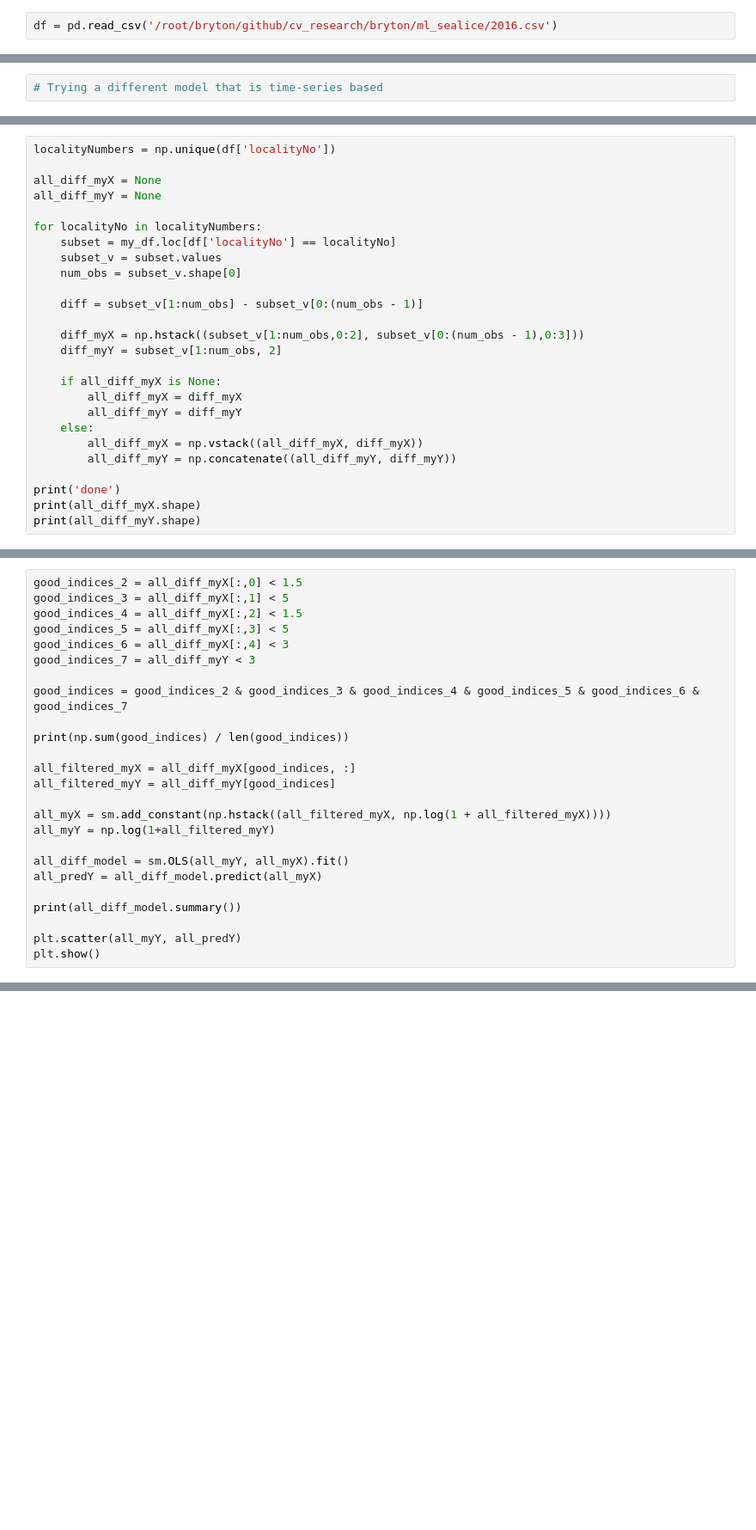
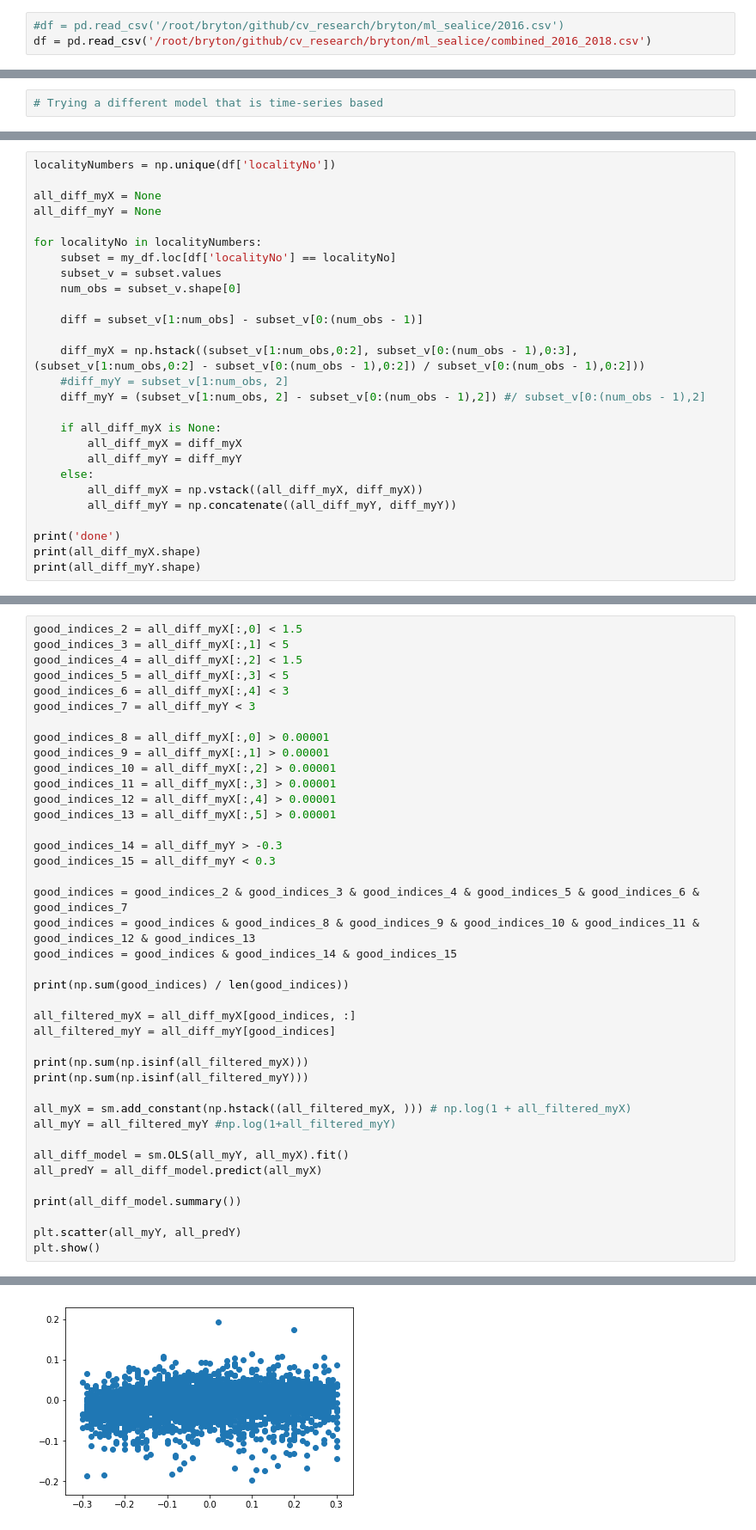
Before and after one commit to isabellafaccone/aquabytePersonal, a Jupyter notebook: bryton/ml_sealice/Sea lice analysis.ipynb, the cells around one changed output, grey strips where cells are left out. Shown at 86% size. Cells and saved outputs as stored; diff of their text form; blank space fills up the shorter version.

```diff
--- a/bryton/ml_sealice/Sea lice analysis.ipynb
+++ b/bryton/ml_sealice/Sea lice analysis.ipynb
@@ -5,7 +5,8 @@ import statsmodels.api as sm
 import matplotlib.pyplot as plt
 import scipy.stats as stats
 # %%
-df = pd.read_csv('/root/bryton/github/cv_research/bryton/ml_sealice/2016.csv')
+#df = pd.read_csv('/root/bryton/github/cv_research/bryton/ml_sealice/2016.csv')
+df = pd.read_csv('/root/bryton/github/cv_research/bryton/ml_sealice/combined_2016_2018.csv')
 # %%
 df
 delicings = np.where(df['mechanicalRemoval'].isnull() == False)[0]
@@ -187,8 +300,9 @@ for localityNo in localityNumbers:
 
     diff = subset_v[1:num_obs] - subset_v[0:(num_obs - 1)]
 
-    diff_myX = np.hstack((subset_v[1:num_obs,0:2], subset_v[0:(num_obs - 1),0:3]))
-    diff_myY = subset_v[1:num_obs, 2]
+    diff_myX = np.hstack((subset_v[1:num_obs,0:2], subset_v[0:(num_obs - 1),0:3], (subset_v[1:num_obs,0:2] - subset_v[0:(num_obs - 1),0:2]) / subset_v[0:(num_obs - 1),0:2]))
+    #diff_myY = subset_v[1:num_obs, 2]
+    diff_myY = (subset_v[1:num_obs, 2] - subset_v[0:(num_obs - 1),2]) #/ subset_v[0:(num_obs - 1),2]
 
     if all_diff_myX is None:
         all_diff_myX = diff_myX
@@ -210,15 +342,30 @@ good_indices_5 = all_diff_myX[:,3] < 5
 good_indices_6 = all_diff_myX[:,4] < 3
 good_indices_7 = all_diff_myY < 3
 
+good_indices_8 = all_diff_myX[:,0] > 0.00001
+good_indices_9 = all_diff_myX[:,1] > 0.00001
+good_indices_10 = all_diff_myX[:,2] > 0.00001
+good_indices_11 = all_diff_myX[:,3] > 0.00001
+good_indices_12 = all_diff_myX[:,4] > 0.00001
+good_indices_13 = all_diff_myX[:,5] > 0.00001
+
+good_indices_14 = all_diff_myY > -0.3
+good_indices_15 = all_diff_myY < 0.3
+
 good_indices = good_indices_2 & good_indices_3 & good_indices_4 & good_indices_5 & good_indices_6 & good_indices_7
+good_indices = good_indices & good_indices_8 & good_indices_9 & good_indices_10 & good_indices_11 & good_indices_12 & good_indices_13
+good_indices = good_indices & good_indices_14 & good_indices_15
 
 print(np.sum(good_indices) / len(good_indices))
 
 all_filtered_myX = all_diff_myX[good_indices, :]
 all_filtered_myY = all_diff_myY[good_indices]
 
-all_myX = sm.add_constant(np.hstack((all_filtered_myX, np.log(1 + all_filtered_myX))))
-all_myY = np.log(1+all_filtered_myY)
+print(np.sum(np.isinf(all_filtered_myX)))
+print(np.sum(np.isinf(all_filtered_myY)))
+
+all_myX = sm.add_constant(np.hstack((all_filtered_myX, ))) # np.log(1 + all_filtered_myX)
+all_myY = all_filtered_myY #np.log(1+all_filtered_myY)
 
 all_diff_model = sm.OLS(all_myY, all_myX).fit()
 all_predY = all_diff_model.predict(all_myX)
@@ -227,3 +374,4 @@ print(all_diff_model.summary())
 
 plt.scatter(all_myY, all_predY)
 plt.show()
+# %% [output]
@@ -229,0 +395 @@ plt.show()
+[figure, added]
```
Also changed, not shown: parts of 15 cells of this notebook, 2 other files.
